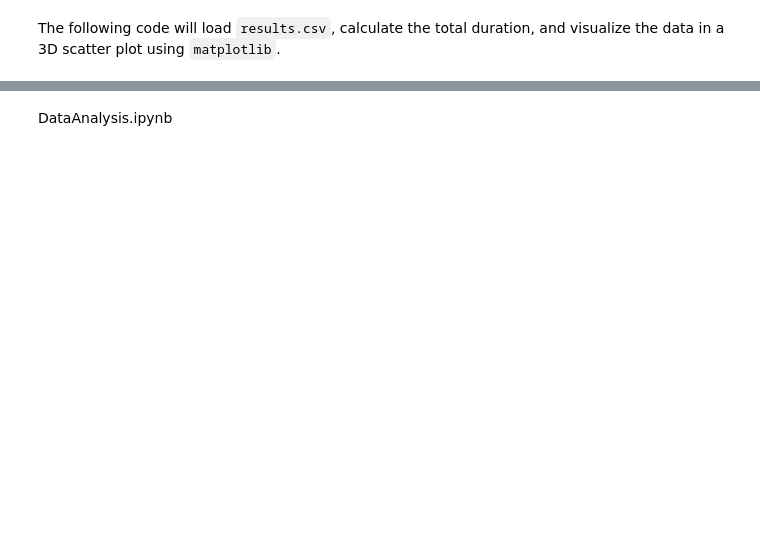
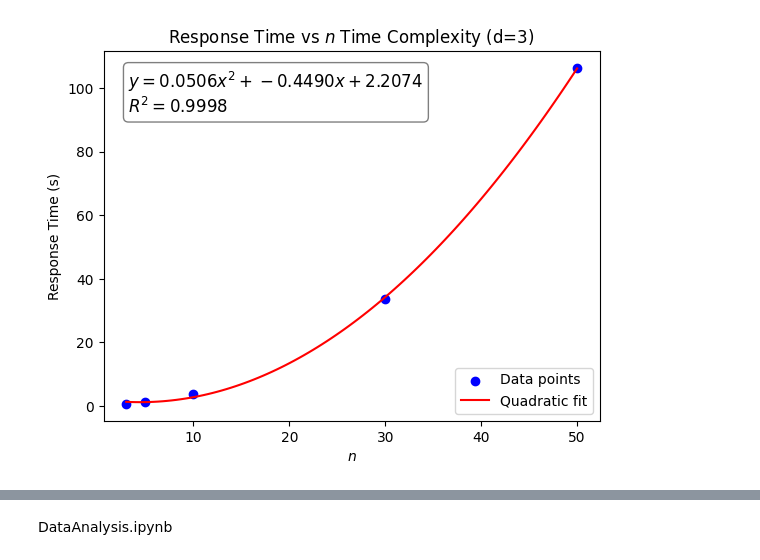
Before and after one commit to BluSteve/tqec, a Jupyter notebook: DataAnalysis.ipynb, the cells around one changed output, grey strips where cells are left out. Cells and saved outputs as stored; diff of their text form; code cells hidden in the pictures; blank space fills up the shorter version.

Commit message:
Making figures for the slides

```diff
--- a/DataAnalysis.ipynb
+++ b/DataAnalysis.ipynb
@@ -1,2 +1,48 @@
-# %% [markdown]
-The following code will load `results.csv`, calculate the total duration, and visualize the data in a 3D scatter plot using `matplotlib`.
+# %%
+nst = {3: 0.6571266651153564, 5: 1.200047254562378, 10: 3.8573341369628906, 30: 33.69472527503967, 50: 106.34372687339783}
+kst = {1: 0.7728307247161865, 2: 0.7054648399353027, 5: 1.492445945739746, 10: 3.9591236114501953, 20: 19.748162031173706}
+
+import numpy as np
+import matplotlib.pyplot as plt
+# %%
+
+# Set the plot theme to light
+plt.style.use('default')
+
+# Extract x (keys) and y (values) from nst dictionary
+x = np.array(list(nst.keys()))
+y = np.array(list(nst.values()))
+
+# Fit a quadratic curve (degree 2)
+coeffs = np.polyfit(x, y, 2)
+p = np.poly1d(coeffs)
+
+# Calculate R-squared
+y_pred = p(x)
+ss_res = np.sum((y - y_pred) ** 2)
+ss_tot = np.sum((y - np.mean(y)) ** 2)
+r_squared = 1 - (ss_res / ss_tot)
+
+# Generate points for the fitted line
+x_fit = np.linspace(x.min(), x.max(), 100)
+y_fit = p(x_fit)
+
+# Create the scatterplot
+plt.scatter(x, y, color='blue', label='Data points')
+plt.plot(x_fit, y_fit, color='red', label='Quadratic fit')
+
+# Format the equation and R-squared for display
+equation = f"$y = {coeffs[0]:.4f}x^2 + {coeffs[1]:.4f}x + {coeffs[2]:.4f}$"
+r2_text = f"$R^2 = {r_squared:.4f}$"
+full_text = f"{equation}\n{r2_text}"
+
+plt.text(0.05, 0.95, full_text, transform=plt.gca().transAxes, fontsize=12, verticalalignment='top', bbox=dict(boxstyle='round', facecolor='white', alpha=0.5))
+
+plt.xlabel('$n$')
+plt.ylabel('Response Time (s)')
+plt.title('Response Time vs $n$ Time Complexity (d=3)')
+plt.legend()
+plt.savefig('time_complexity_n.png')
+plt.show()
+# %% [output]
+[figure, added]
```
Also changed, not shown: parts of 5 cells of this notebook, 3 other files.
